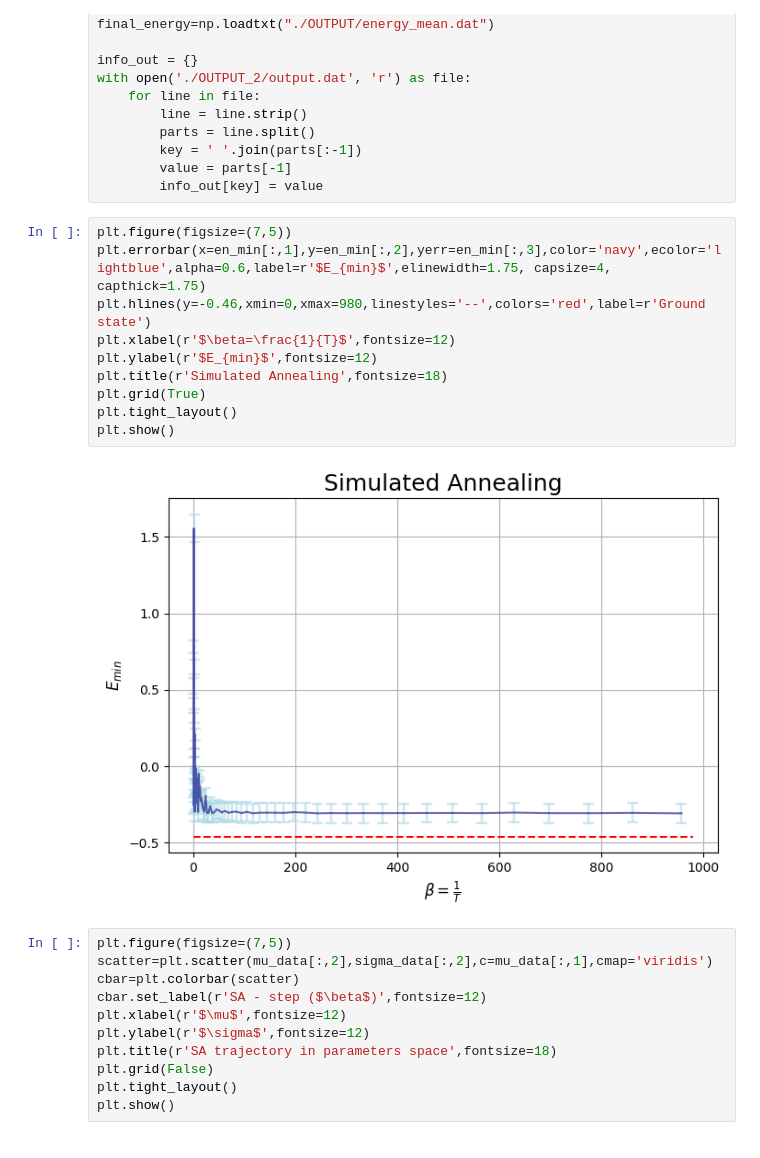
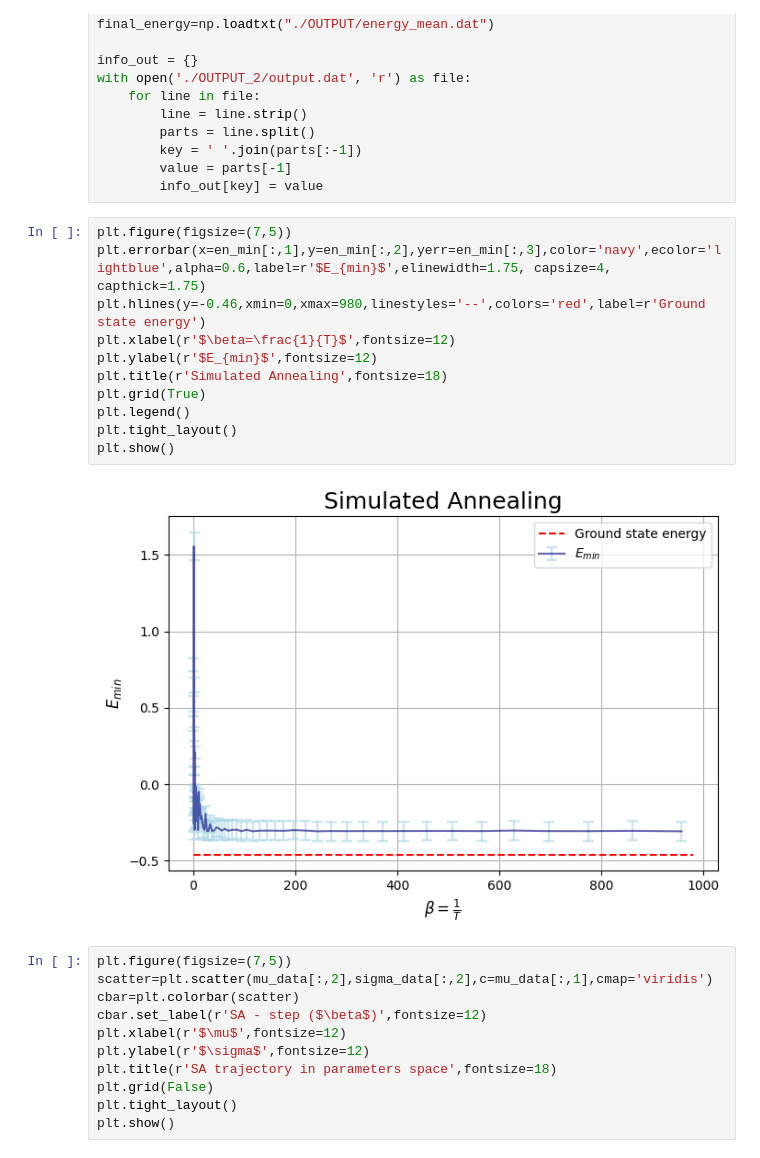
Before and after one commit to lazzerialberto/sim_numerica, a Jupyter notebook: lezione_8/LSN_Exercises_08.ipynb, the cells around one changed output. Cells and saved outputs as stored; diff of their text form.

```diff
--- a/lezione_8/LSN_Exercises_08.ipynb
+++ b/lezione_8/LSN_Exercises_08.ipynb
@@ -216,15 +216,16 @@ with open('./OUTPUT_2/output.dat', 'r') as file:
 # %%
 plt.figure(figsize=(7,5))
 plt.errorbar(x=en_min[:,1],y=en_min[:,2],yerr=en_min[:,3],color='navy',ecolor='lightblue',alpha=0.6,label=r'$E_{min}$',elinewidth=1.75, capsize=4, capthick=1.75)
-plt.hlines(y=-0.46,xmin=0,xmax=980,linestyles='--',colors='red',label=r'Ground state')
+plt.hlines(y=-0.46,xmin=0,xmax=980,linestyles='--',colors='red',label=r'Ground state energy')
 plt.xlabel(r'$\beta=\frac{1}{T}$',fontsize=12)
 plt.ylabel(r'$E_{min}$',fontsize=12)
 plt.title(r'Simulated Annealing',fontsize=18)
 plt.grid(True)
+plt.legend()
 plt.tight_layout()
 plt.show()
 # %% [output]
-[figure, old version]
+[figure, new version]
 # %%
 plt.figure(figsize=(7,5))
 scatter=plt.scatter(mu_data[:,2],sigma_data[:,2],c=mu_data[:,1],cmap='viridis')
```
Also changed, not shown: parts of 2 cells of this notebook.
